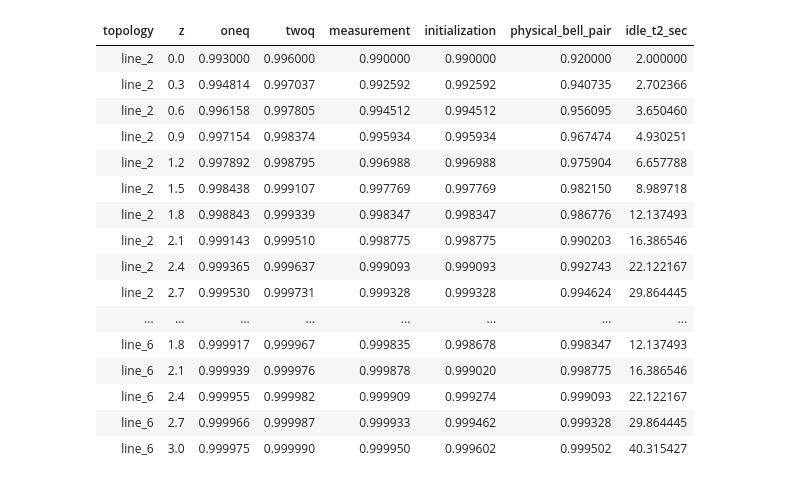
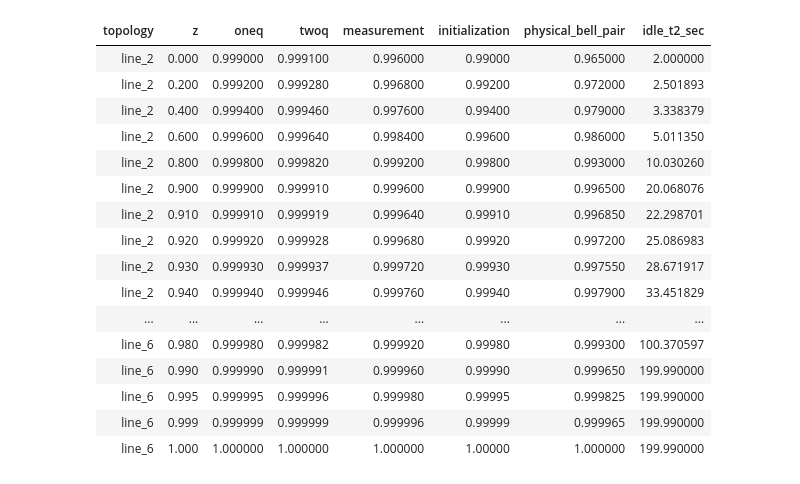
Before and after one commit to SagarPatange/QEC, a Jupyter notebook: z plot.ipynb, the cells around one changed output. Saved outputs shown, nothing was run; the diff lists cells and outputs as text; code cells hidden in the pictures.

```diff
--- a/z plot.ipynb
+++ b/z plot.ipynb
@@ -5,38 +5,23 @@ from IPython.display import HTML
 import numpy as np
 import pandas as pd
 
-zs = np.arange(0, 3.1, 0.3)
+zs = np.array([0.0, 0.2, 0.4, 0.6, 0.8, 0.9, 0.91, 0.92, 0.93, 0.94, 0.95, 0.96, 0.97, 0.98, 0.99, 0.995, 0.999, 1.0], dtype=float)
 one_link_latency_sec = 0.015107
+
+common_thresholds = {
+    "oneq_threshold": 0.999,
+    "twoq_threshold": 0.9991,
+    "meas_threshold": 0.996,
+    "init_threshold": 0.99,
+    "bell_threshold": 0.965,
+    "t2_threshold_sec": 2.0,
+}
 
 thresholds = pd.DataFrame(
     [
-        {
-            "topology": "line_2",
-            "oneq_threshold": 0.993,
-            "twoq_threshold": 0.996,
-            "meas_threshold": 0.99,
-            "init_threshold": 0.99,
-            "bell_threshold": 0.92,
-            "t2_threshold_sec": 2.0,
-        },
-        {
-            "topology": "line_3",
-            "oneq_threshold": 0.999,
-            "twoq_threshold": 0.9991,
-            "meas_threshold": 0.996,
-            "init_threshold": 0.99,
-            "bell_threshold": 0.965,
-            "t2_threshold_sec": 2.0,
-        },
-        {
-            "topology": "line_6",
-            "oneq_threshold": 0.9995,
-            "twoq_threshold": 0.9998,
-            "meas_threshold": 0.999,
-            "init_threshold": 0.992,
-            "bell_threshold": 0.99,
-            "t2_threshold_sec": 2.0,
-        },
+        {"topology": "line_2", **common_thresholds},
+        {"topology": "line_3", **common_thresholds},
+        {"topology": "line_6", **common_thresholds},
     ]
 )
 
@@ -44,19 +29,20 @@ rows = []
 for _, threshold_row in thresholds.iterrows():
     for z in zs:
         idle_pz_threshold = (1.0 - np.exp(-one_link_latency_sec / threshold_row["t2_threshold_sec"])) / 2.0
-        idle_fidelity_threshold = 1.0 - idle_pz_threshold
-        idle_fidelity = idle_fidelity_threshold + (1.0 - idle_fidelity_threshold) * (1 - np.exp(-z))
-        idle_pz = 1.0 - idle_fidelity
+        idle_pz = idle_pz_threshold * (1.0 - z)
         rows.append(
             {
                 "topology": threshold_row["topology"],
                 "z": z,
-                "oneq": threshold_row["oneq_threshold"] + (1 - threshold_row["oneq_threshold"]) * (1 - np.exp(-z)),
-                "twoq": threshold_row["twoq_threshold"] + (1 - threshold_row["twoq_threshold"]) * (1 - np.exp(-z)),
-                "measurement": threshold_row["meas_threshold"] + (1 - threshold_row["meas_threshold"]) * (1 - np.exp(-z)),
-                "initialization": threshold_row["init_threshold"] + (1 - threshold_row["init_threshold"]) * (1 - np.exp(-z)),
-                "physical_bell_pair": threshold_row["bell_threshold"] + (1 - threshold_row["bell_threshold"]) * (1 - np.exp(-z)),
-                "idle_t2_sec": -one_link_latency_sec / np.log(1.0 - 2.0 * idle_pz),
+                "oneq": threshold_row["oneq_threshold"] + (1 - threshold_row["oneq_threshold"]) * z,
+                "twoq": threshold_row["twoq_threshold"] + (1 - threshold_row["twoq_threshold"]) * z,
+                "measurement": threshold_row["meas_threshold"] + (1 - threshold_row["meas_threshold"]) * z,
+                "initialization": threshold_row["init_threshold"] + (1 - threshold_row["init_threshold"]) * z,
+                "physical_bell_pair": threshold_row["bell_threshold"] + (1 - threshold_row["bell_threshold"]) * z,
+                "idle_t2_sec": min(
+                    -one_link_latency_sec / np.log(1.0 - 2.0 * idle_pz) if idle_pz > 0.0 else 199.99,
+                    199.99,
+                ),
             }
         )
 
@@ -88,46 +74,46 @@ display(
                 overflow-y: auto;
                 overflow-x: auto;
                 border: 1px solid #ccc;
             }}
             .raw-table {{
                 border-collapse: collapse;
                 width: 100%;
             }}
             .raw-table th,
             .raw-table td {{
                 padding: 6px 10px;
                 border: 1px solid #ddd;
                 text-align: left;
                 white-space: nowrap;
             }}
             .raw-table th {{
                 position: sticky;
                 top: 0;
                 background: white;
                 z-index: 1;
             }}
         </style>
         <div class="scroll-table">
             {html_table}
         </div>
         """
     )
 )
 # %% [output]
 | topology | z | oneq | twoq | measurement | initialization | physical_bell_pair | idle_t2_sec |
-| line_2 | 0.0 | 0.993000 | 0.996000 | 0.990000 | 0.990000 | 0.920000 | 2.000000 |
-| line_2 | 0.3 | 0.994814 | 0.997037 | 0.992592 | 0.992592 | 0.940735 | 2.702366 |
-| line_2 | 0.6 | 0.996158 | 0.997805 | 0.994512 | 0.994512 | 0.956095 | 3.650460 |
-| line_2 | 0.9 | 0.997154 | 0.998374 | 0.995934 | 0.995934 | 0.967474 | 4.930251 |
-| line_2 | 1.2 | 0.997892 | 0.998795 | 0.996988 | 0.996988 | 0.975904 | 6.657788 |
-| line_2 | 1.5 | 0.998438 | 0.999107 | 0.997769 | 0.997769 | 0.982150 | 8.989718 |
-| line_2 | 1.8 | 0.998843 | 0.999339 | 0.998347 | 0.998347 | 0.986776 | 12.137493 |
-| line_2 | 2.1 | 0.999143 | 0.999510 | 0.998775 | 0.998775 | 0.990203 | 16.386546 |
-| line_2 | 2.4 | 0.999365 | 0.999637 | 0.999093 | 0.999093 | 0.992743 | 22.122167 |
-| line_2 | 2.7 | 0.999530 | 0.999731 | 0.999328 | 0.999328 | 0.994624 | 29.864445 |
+| line_2 | 0.000 | 0.999000 | 0.999100 | 0.996000 | 0.99000 | 0.965000 | 2.000000 |
+| line_2 | 0.200 | 0.999200 | 0.999280 | 0.996800 | 0.99200 | 0.972000 | 2.501893 |
+| line_2 | 0.400 | 0.999400 | 0.999460 | 0.997600 | 0.99400 | 0.979000 | 3.338379 |
+| line_2 | 0.600 | 0.999600 | 0.999640 | 0.998400 | 0.99600 | 0.986000 | 5.011350 |
+| line_2 | 0.800 | 0.999800 | 0.999820 | 0.999200 | 0.99800 | 0.993000 | 10.030260 |
+| line_2 | 0.900 | 0.999900 | 0.999910 | 0.999600 | 0.99900 | 0.996500 | 20.068076 |
+| line_2 | 0.910 | 0.999910 | 0.999919 | 0.999640 | 0.99910 | 0.996850 | 22.298701 |
+| line_2 | 0.920 | 0.999920 | 0.999928 | 0.999680 | 0.99920 | 0.997200 | 25.086983 |
+| line_2 | 0.930 | 0.999930 | 0.999937 | 0.999720 | 0.99930 | 0.997550 | 28.671917 |
+| line_2 | 0.940 | 0.999940 | 0.999946 | 0.999760 | 0.99940 | 0.997900 | 33.451829 |
 | ... | ... | ... | ... | ... | ... | ... | ... |
-| line_6 | 1.8 | 0.999917 | 0.999967 | 0.999835 | 0.998678 | 0.998347 | 12.137493 |
-| line_6 | 2.1 | 0.999939 | 0.999976 | 0.999878 | 0.999020 | 0.998775 | 16.386546 |
-| line_6 | 2.4 | 0.999955 | 0.999982 | 0.999909 | 0.999274 | 0.999093 | 22.122167 |
-| line_6 | 2.7 | 0.999966 | 0.999987 | 0.999933 | 0.999462 | 0.999328 | 29.864445 |
-| line_6 | 3.0 | 0.999975 | 0.999990 | 0.999950 | 0.999602 | 0.999502 | 40.315427 |
+| line_6 | 0.980 | 0.999980 | 0.999982 | 0.999920 | 0.99980 | 0.999300 | 100.370597 |
+| line_6 | 0.990 | 0.999990 | 0.999991 | 0.999960 | 0.99990 | 0.999650 | 199.990000 |
+| line_6 | 0.995 | 0.999995 | 0.999996 | 0.999980 | 0.99995 | 0.999825 | 199.990000 |
+| line_6 | 0.999 | 0.999999 | 0.999999 | 0.999996 | 0.99999 | 0.999965 | 199.990000 |
+| line_6 | 1.000 | 1.000000 | 1.000000 | 1.000000 | 1.00000 | 1.000000 | 199.990000 |
```
Also changed, not shown: parts of 2 cells of this notebook, 2 other files.
